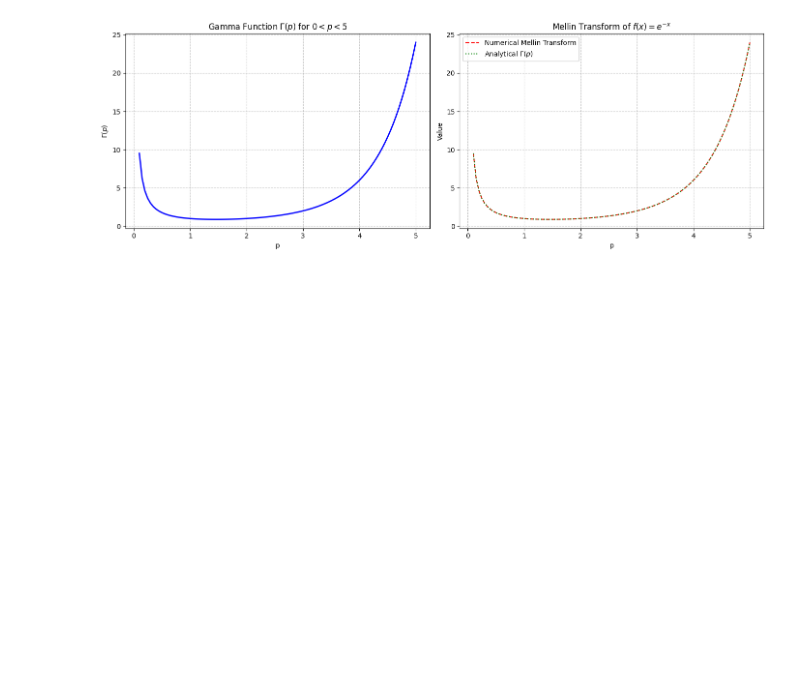
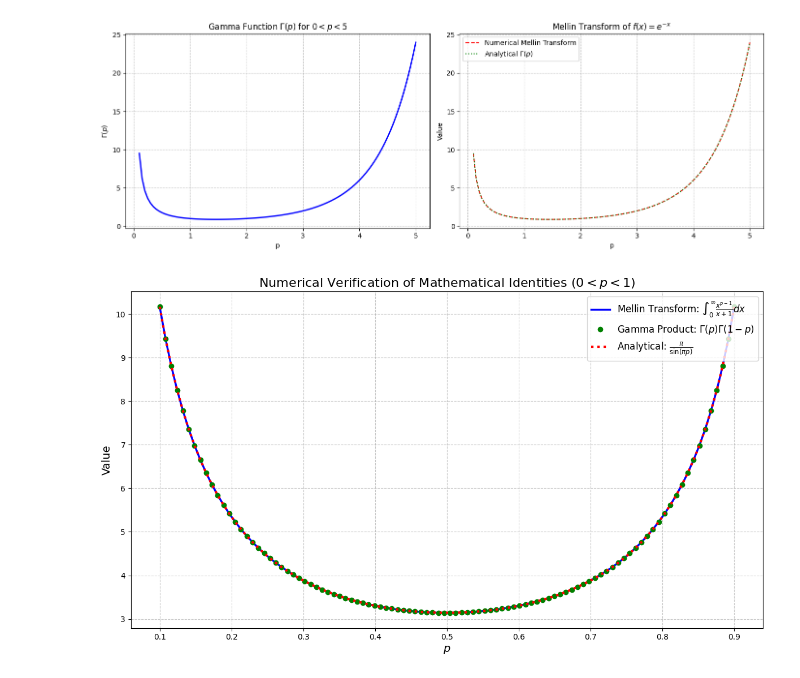
Before and after one commit to MohammadMahdiElyasi/Mellin-transform, a Jupyter notebook: Mellin.ipynb, the cells around one changed output. Drawn from its saved outputs; the diff is of its cells as text; code cells hidden in the pictures; blank space fills up the shorter version.

```diff
--- a/Mellin.ipynb
+++ b/Mellin.ipynb
@@ -44,3 +44,53 @@ plt.tight_layout()
 plt.show()
 # %% [output]
 [figure]
+# %%
+# ======================================================================
+# Configuration
+# ======================================================================
+def f(x):
+    return 1 / (x + 1)
+
+p_values = np.linspace(0.1, 0.9, 100)  # Common p-range
+
+# ======================================================================
+# Computations
+# ======================================================================
+# Compute Mellin transform numerically
+mt_values = [integrate.quad(lambda x: x**(p-1)*f(x), 0, np.inf, limit=1000)[0]
+             for p in p_values]
+
+# Compute gamma product numerically
+gamma_product = gamma(p_values) * gamma(1 - p_values)
+
+# Analytical solution (common to both)
+analytical = np.pi / np.sin(np.pi * p_values)
+
+# ======================================================================
+# Unified Plot
+# ======================================================================
+plt.figure(figsize=(12, 7))
+
+# Plot Mellin transform results
+plt.plot(p_values, mt_values, 'b-', linewidth=2.5,
+         label=r'Mellin Transform: $\int_0^\infty \frac{x^{p-1}}{x+1}dx$')
+
+# Plot gamma product results
+plt.plot(p_values, gamma_product, 'go', linewidth=2.5,
+         label=r'Gamma Product: $\Gamma(p)\Gamma(1-p)$')
+
+# Plot analytical solution
+plt.plot(p_values, analytical, 'r:', linewidth=3,
+         label=r'Analytical: $\frac{\pi}{\sin(\pi p)}$')
+
+# Formatting
+plt.xlabel('$p$', fontsize=14)
+plt.ylabel('Value', fontsize=14)
+plt.title('Numerical Verification of Mathematical Identities ($0 < p < 1$)', fontsize=16)
+plt.legend(loc='upper right', fontsize=12)
+plt.grid(True, linestyle='--', alpha=0.7)
+plt.tight_layout()
+
+plt.show()
+# %% [output]
+[figure, added]
```
